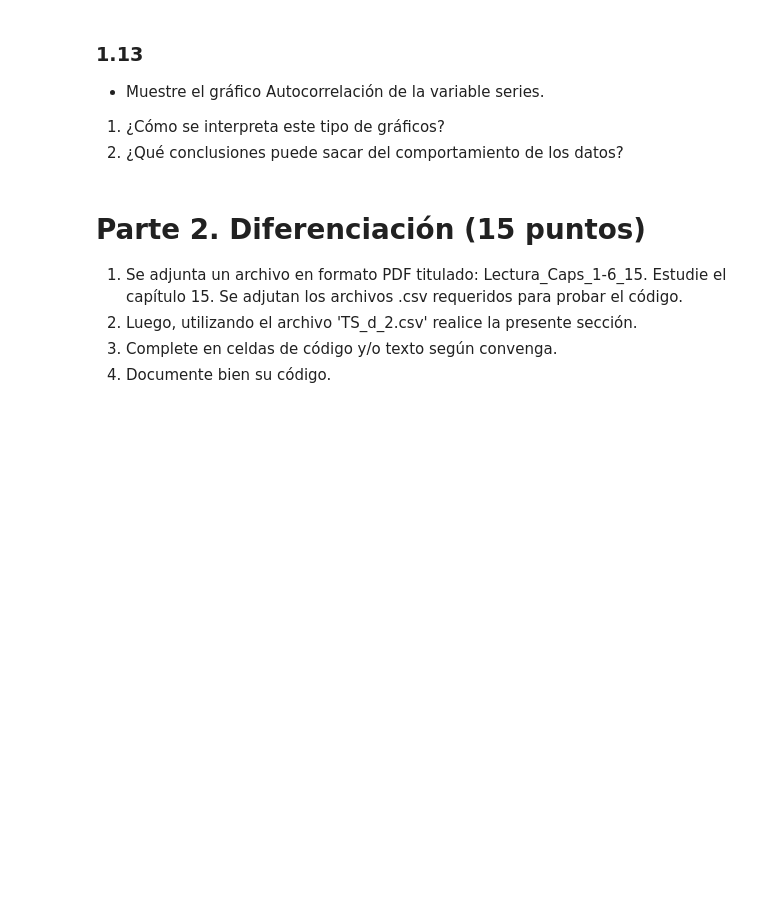
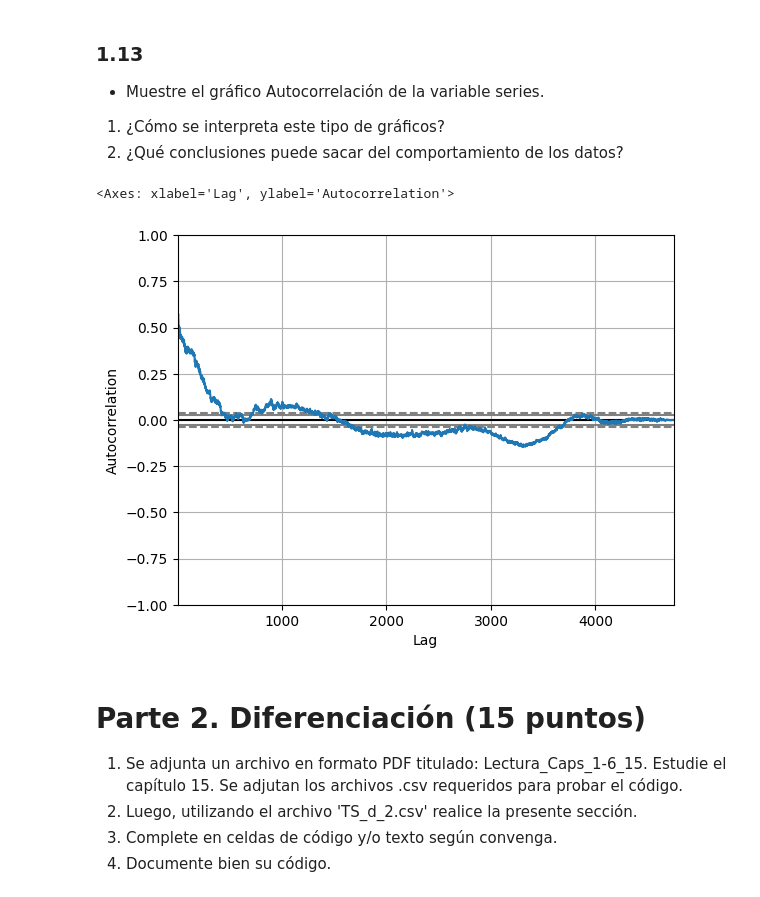
Before and after one commit to JeanPaulRF/Trabajos-IA, a Jupyter notebook: TP1/2023-2-Trabajo Practico_1.ipynb, the cells around one changed output. Saved outputs shown, nothing was run; the diff lists cells and outputs as text; code cells hidden in the pictures; blank space fills up the shorter version.

```diff
--- a/TP1/2023-2-Trabajo Practico_1.ipynb
+++ b/TP1/2023-2-Trabajo Practico_1.ipynb
@@ -348,6 +355,12 @@ plt.show()
 - Muestre el gráfico Autocorrelación de la variable series.
 1. ¿Cómo se interpreta este tipo de gráficos?
 1. ¿Qué conclusiones puede sacar del comportamiento de los datos?
+# %%
+from pandas.plotting import autocorrelation_plot
+autocorrelation_plot (series['temperatura'])
+# %% [output]
+<Axes: xlabel='Lag', ylabel='Autocorrelation'>
+[figure, added]
 # %% [markdown]
 # Parte 2.  Diferenciación  (15 puntos)
 
```
Also changed, not shown: parts of 3 cells of this notebook.
